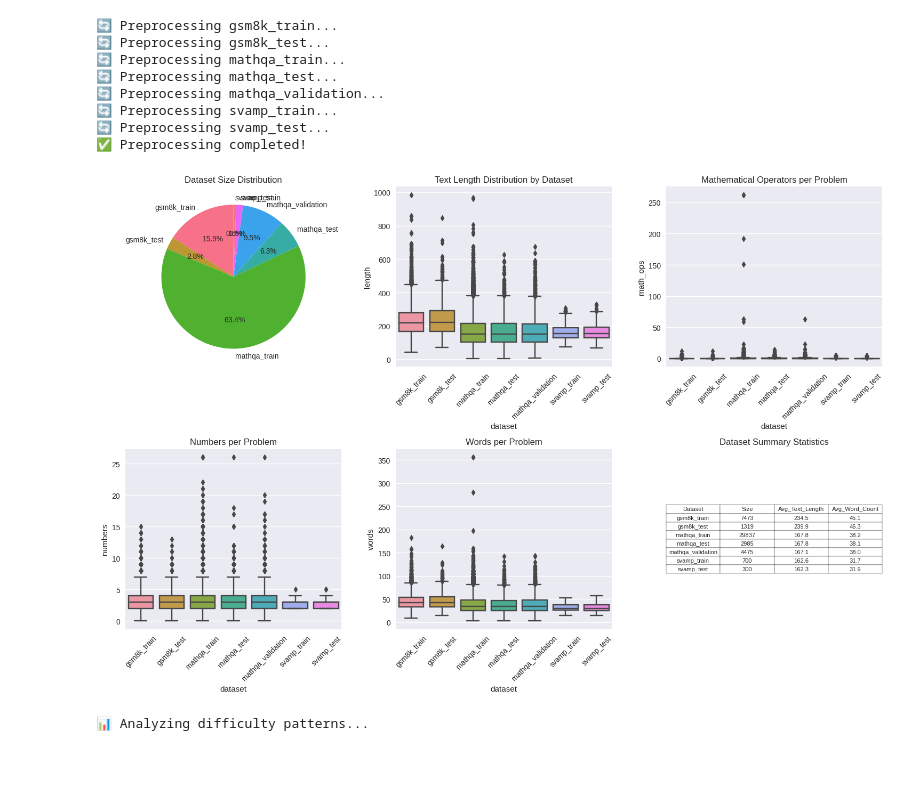
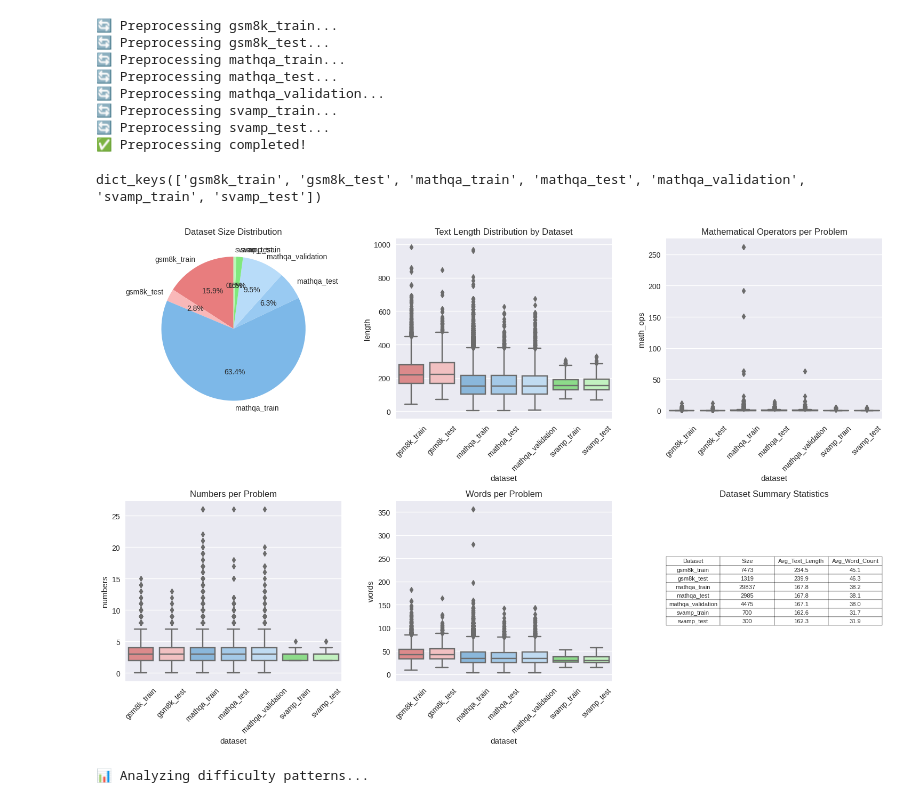
Before and after one commit to kevinmastascusa/symbolic-math-ai, a Jupyter notebook: 02_exploratory_data_analysis.ipynb, the cells around one changed output. Cells and saved outputs as stored; diff of their text form; code cells hidden in the pictures; blank space fills up the shorter version.

```diff
--- a/02_exploratory_data_analysis.ipynb
+++ b/02_exploratory_data_analysis.ipynb
@@ -277,6 +277,35 @@ preprocessed_datasets = preprocess_datasets(datasets)
 🔄 Preprocessing svamp_train...
 🔄 Preprocessing svamp_test...
 ✅ Preprocessing completed!
+# %%
+preprocessed_datasets.keys()
+# %% [output]
+dict_keys(['gsm8k_train', 'gsm8k_test', 'mathqa_train', 'mathqa_test', 'mathqa_validation', 'svamp_train', 'svamp_test'])
+# %%
+import seaborn as sns
+
+# Define dataset groups
+dataset_groups = {
+    'gsm8k': ['gsm8k_train', 'gsm8k_test'],
+    'mathqa': ['mathqa_train', 'mathqa_test', 'mathqa_validation'],
+    'svamp': ['svamp_train', 'svamp_test']
+}
+
+# Assign distinct base hues to each group
+group_hues = sns.color_palette('Set1', n_colors=len(dataset_groups))
+
+# Assign similar but not identical colors for each variant (train/test/val)
+dataset_colors = {}
+
+for (group_name, datasets), base_color in zip(dataset_groups.items(), group_hues):
+    n = len(datasets)
+    # Slightly vary saturation and brightness within group
+    for i, dataset in enumerate(datasets):
+        # Desaturate and brighten progressively within group
+        saturation = 0.7 + 0.15 * (i / max(1, n - 1))
+        brightness = 0.7 + 0.15 * (i / max(1, n - 1))
+        color = sns.set_hls_values(base_color, l=brightness, s=saturation)
+        dataset_colors[dataset] = color
 # %%
 ## 6. Dataset Overview and Statistics
 
@@ -297,7 +326,8 @@ def analyze_dataset_overview(preprocessed_datasets):
     plt.subplot(2, 3, 1)
     sizes = [len(df) for df in preprocessed_datasets.values()]
     names = list(preprocessed_datasets.keys())
-    plt.pie(sizes, labels=names, autopct='%1.1f%%', startangle=90)
+    colors = [dataset_colors[name] for name in names]
+    plt.pie(sizes, labels=names, autopct='%1.1f%%', startangle=90, colors=colors)
     plt.title('Dataset Size Distribution')
 
     # Text length comparison across datasets
@@ -310,7 +340,7 @@ def analyze_dataset_overview(preprocessed_datasets):
             dataset_labels.extend([name] * len(df['text_length'].dropna()))
 
     df_text = pd.DataFrame({'length': text_lengths, 'dataset': dataset_labels})
-    sns.boxplot(data=df_text, x='dataset', y='length')
+    sns.boxplot(data=df_text, x='dataset', y='length', palette=dataset_colors)
     plt.xticks(rotation=45)
     plt.title('Text Length Distribution by Dataset')
 
@@ -325,7 +355,7 @@ def analyze_dataset_overview(preprocessed_datasets):
 
     if math_complexity:
         df_math = pd.DataFrame({'math_ops': math_complexity, 'dataset': dataset_labels_math})
-        sns.boxplot(data=df_math, x='dataset', y='math_ops')
+        sns.boxplot(data=df_math, x='dataset', y='math_ops', palette=dataset_colors)
         plt.xticks(rotation=45)
         plt.title('Mathematical Operators per Problem')
 
@@ -340,7 +370,7 @@ def analyze_dataset_overview(preprocessed_datasets):
 
     if number_counts:
         df_num = pd.DataFrame({'numbers': number_counts, 'dataset': dataset_labels_num})
-        sns.boxplot(data=df_num, x='dataset', y='numbers')
+        sns.boxplot(data=df_num, x='dataset', y='numbers', palette=dataset_colors)
         plt.xticks(rotation=45)
         plt.title('Numbers per Problem')
 
@@ -355,39 +385,39 @@ def analyze_dataset_overview(preprocessed_datasets):
 
     if word_counts:
         df_words = pd.DataFrame({'words': word_counts, 'dataset': dataset_labels_words})
-        sns.boxplot(data=df_words, x='dataset', y='words')
+        sns.boxplot(data=df_words, x='dataset', y='words', palette=dataset_colors)
         plt.xticks(rotation=45)
         plt.title('Words per Problem')
 
     # Dataset summary table
     plt.subplot(2, 3, 6)
     summary_data = []
     for name, df in preprocessed_datasets.items():
         summary_data.append({
             'Dataset': name,
             'Size': len(df),
             'Avg_Text_Length': df['text_length'].mean() if 'text_length' in df.columns else 'N/A',
             'Avg_Word_Count': df['word_count'].mean() if 'word_count' in df.columns else 'N/A'
         })
 
     summary_df = pd.DataFrame(summary_data)
     plt.axis('tight')
     plt.axis('off')
     table = plt.table(cellText=summary_df.round(1).values,
                      colLabels=summary_df.columns,
                      cellLoc='center', loc='center')
     table.auto_set_font_size(False)
     table.set_fontsize(8)
     plt.title('Dataset Summary Statistics')
 
     plt.tight_layout()
     plt.show()
 
     return summary_df
 
 summary_stats = analyze_dataset_overview(preprocessed_datasets)
 # %% [output]
-[figure, old version]
+[figure, new version]
 # %%
 ## 7. Deep Analysis: Problem Difficulty Patterns
 
```
Also changed, not shown: parts of 3 cells of this notebook.
